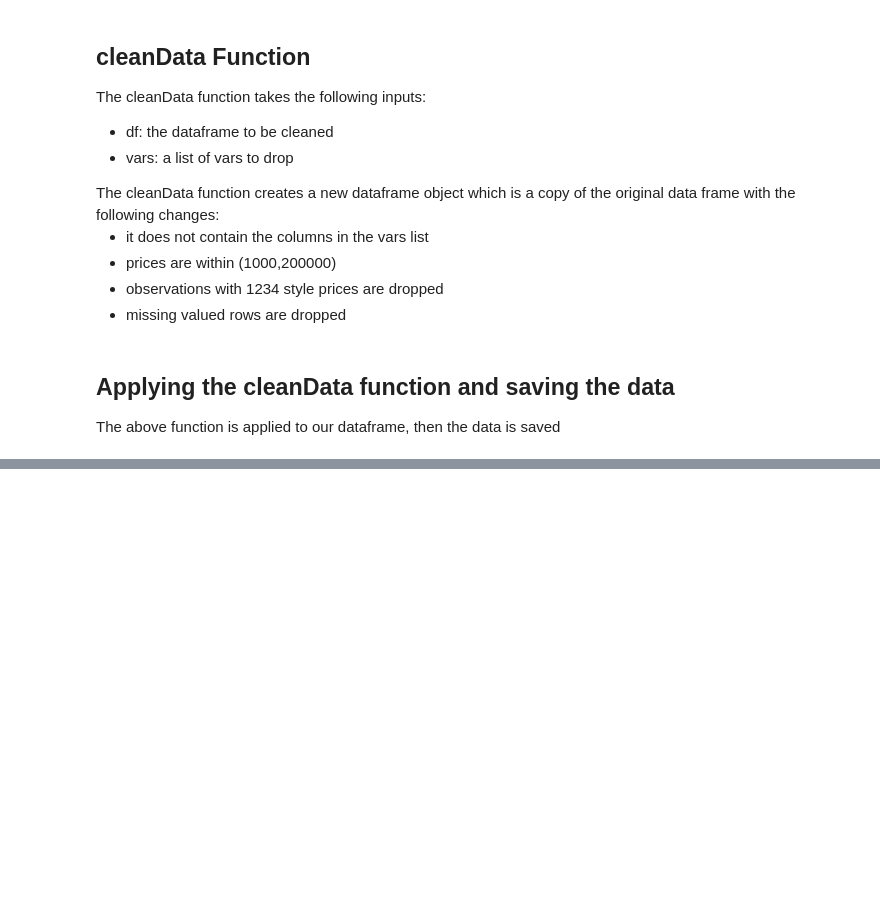
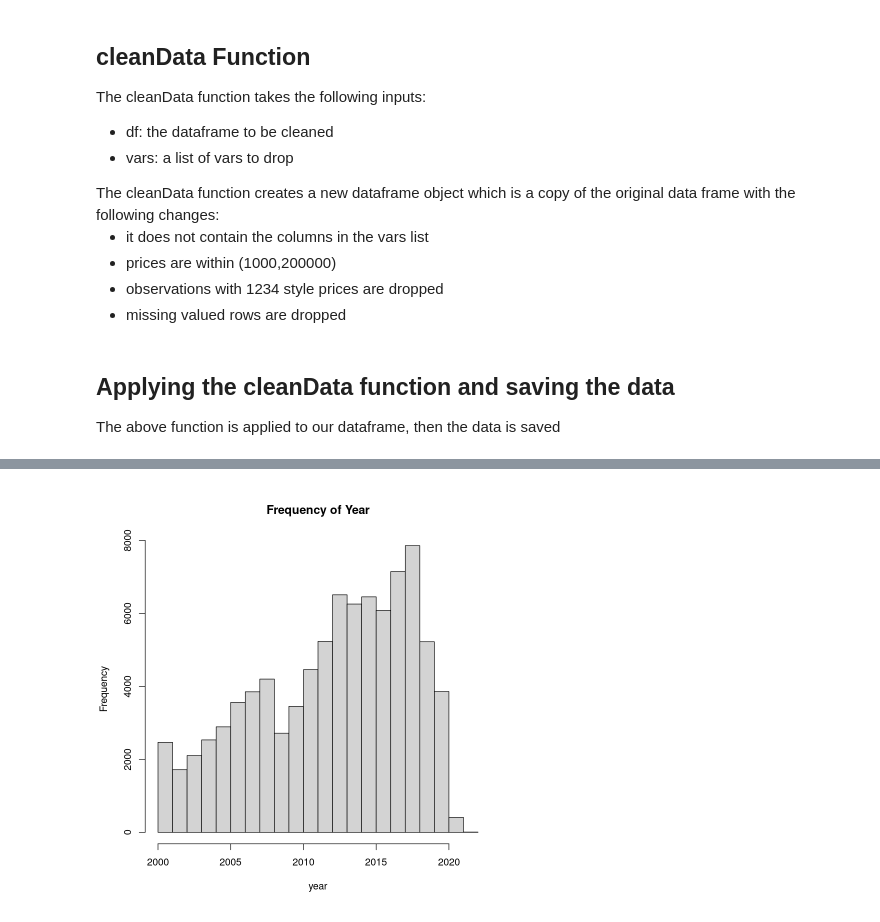
Before and after one commit to SorenRajani/STAT_447B_Project, a Jupyter notebook: dataClean.ipynb, the cells around one changed output, grey strips where cells are left out. Saved outputs shown, nothing was run; the diff lists cells and outputs as text; code cells hidden in the pictures; blank space fills up the shorter version.

```diff
--- a/dataClean.ipynb
+++ b/dataClean.ipynb
@@ -91,0 +107,4 @@ hist(cleanVehicles$year,xlab = 'year', main = 'Frequency of Year')
+# %%
+hist(cleanVehicles$year,xlab = 'year', main = 'Frequency of Year')
+# %% [output]
+[figure, added]
```
Also changed, not shown: parts of 19 cells of this notebook.
